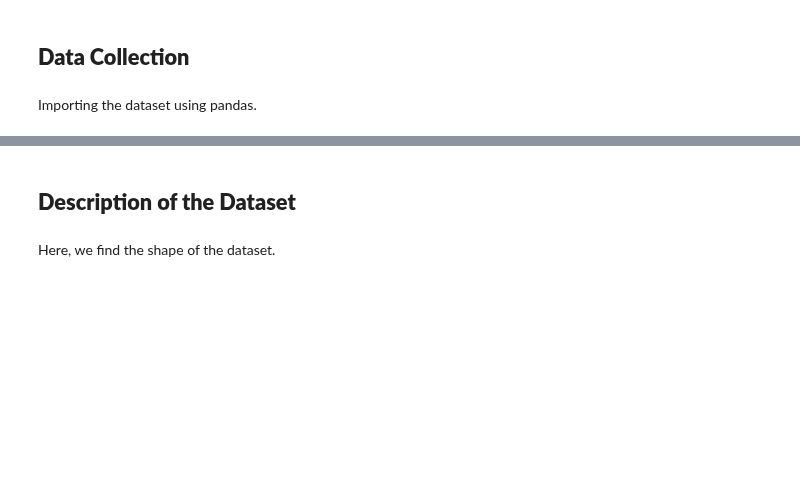
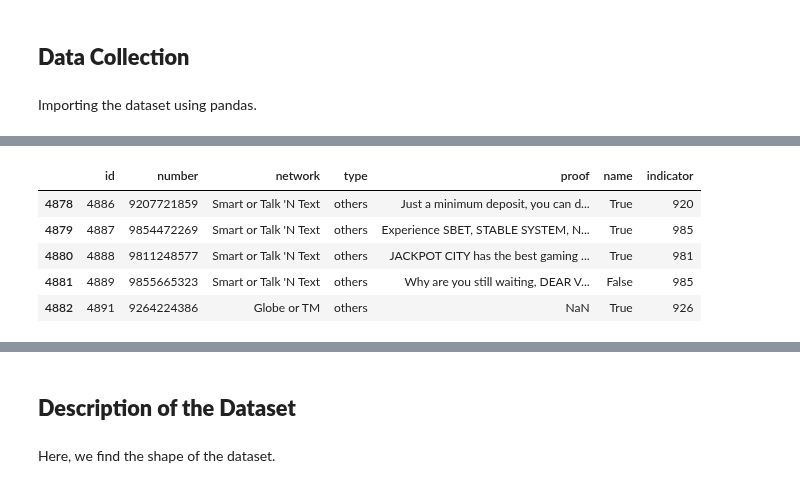
Before and after one commit to AGR-Yes/ScamMessagesPhilippines, a Jupyter notebook: PhilippineSpamSMS_Phase_2.ipynb, the cells around one changed output, grey strips where cells are left out. Cells and saved outputs as stored; diff of their text form; code cells hidden in the pictures; blank space fills up the shorter version.

```diff
--- a/PhilippineSpamSMS_Phase_2.ipynb
+++ b/PhilippineSpamSMS_Phase_2.ipynb
@@ -67,0 +72,12 @@ proof.head()
+# %%
+dataset = "Processed Datasets\select.csv"
+
+select = pd.read_csv(dataset)
+select.tail()
+# %% [output]
+|  | id | number | network | type | proof | name | indicator |
+| 4878 | 4886 | 9207721859 | Smart or Talk 'N Text | others | Just a minimum deposit, you can d... | True | 920 |
+| 4879 | 4887 | 9854472269 | Smart or Talk 'N Text | others | Experience SBET, STABLE SYSTEM, N... | True | 985 |
+| 4880 | 4888 | 9811248577 | Smart or Talk 'N Text | others | JACKPOT CITY has the best gaming ... | True | 981 |
+| 4881 | 4889 | 9855665323 | Smart or Talk 'N Text | others | Why are you still waiting, DEAR V... | False | 985 |
+| 4882 | 4891 | 9264224386 | Globe or TM | others | NaN | True | 926 |
```
Also changed, not shown: parts of 18 cells of this notebook.
